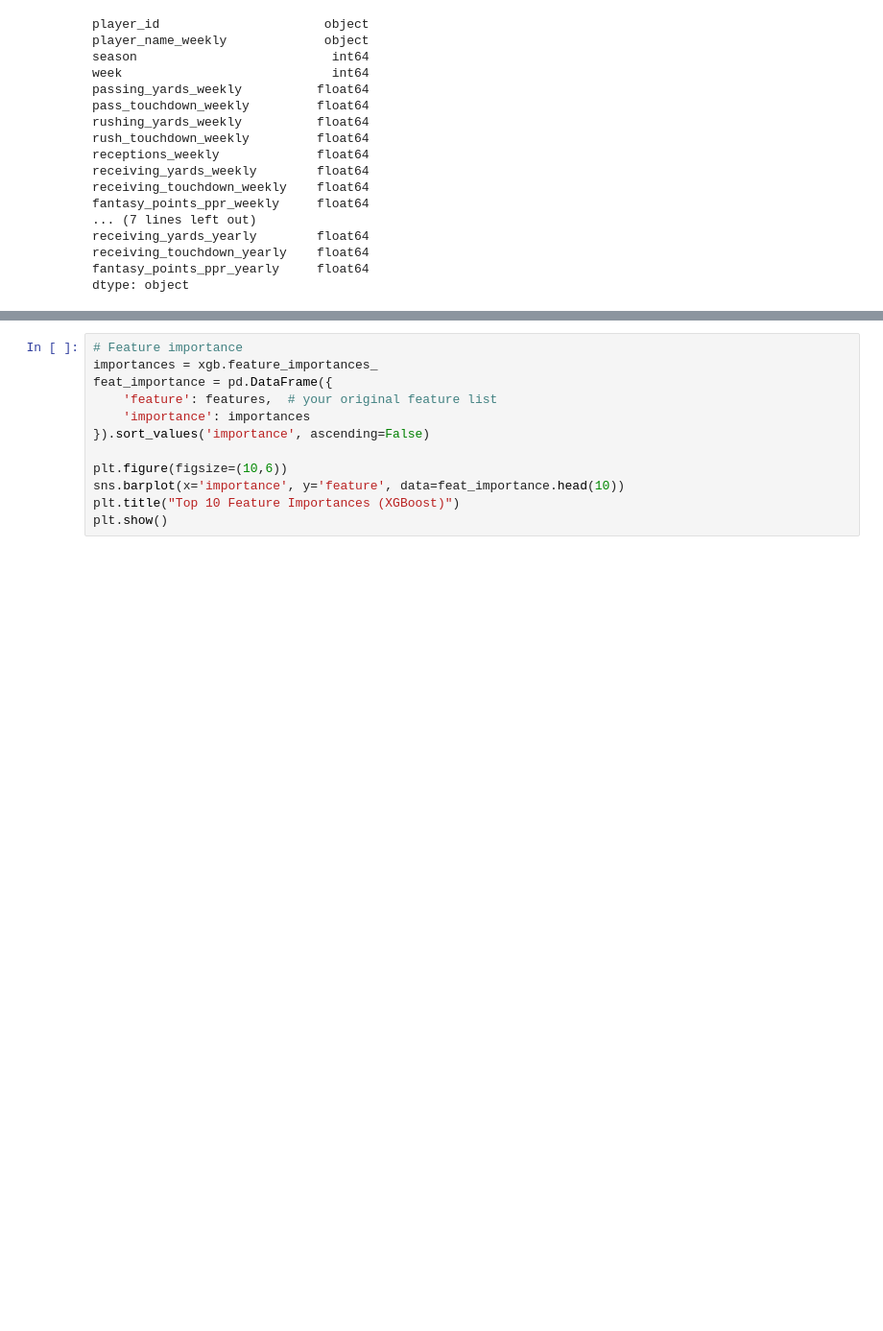
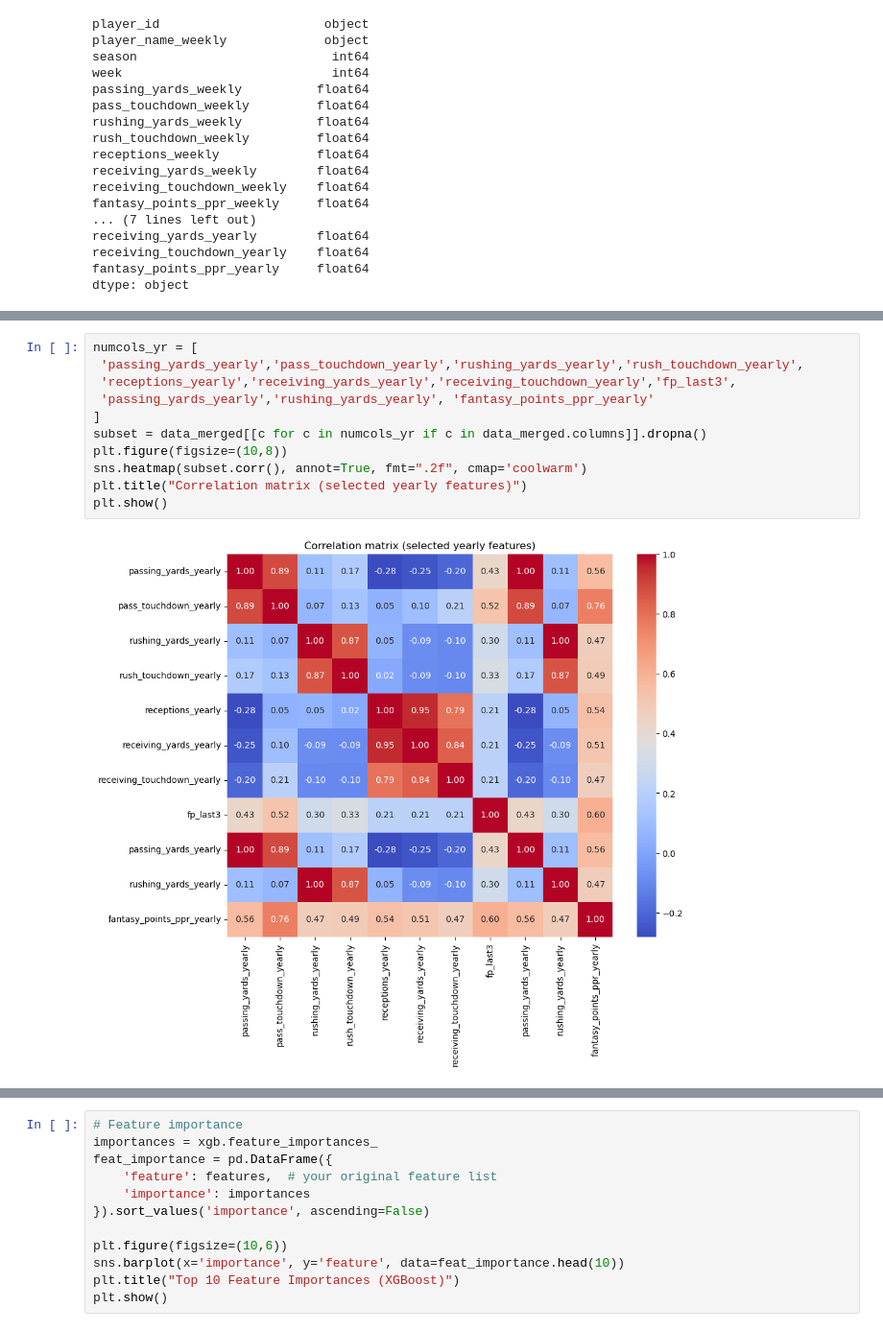
Before and after one commit to omendez930/fantasy-football-recommendations, a Jupyter notebook: draft_analysis.ipynb, the cells around one changed output, grey strips where cells are left out. Shown at 96% size. Saved outputs shown, nothing was run; the diff lists cells and outputs as text; blank space fills up the shorter version.

```diff
--- a/draft_analysis.ipynb
+++ b/draft_analysis.ipynb
@@ -208,0 +341,13 @@ plt.show()
+# %%
+numcols_yr = [
+ 'passing_yards_yearly','pass_touchdown_yearly','rushing_yards_yearly','rush_touchdown_yearly',
+ 'receptions_yearly','receiving_yards_yearly','receiving_touchdown_yearly','fp_last3',
+ 'passing_yards_yearly','rushing_yards_yearly', 'fantasy_points_ppr_yearly'
+]
+subset = data_merged[[c for c in numcols_yr if c in data_merged.columns]].dropna()
+plt.figure(figsize=(10,8))
+sns.heatmap(subset.corr(), annot=True, fmt=".2f", cmap='coolwarm')
+plt.title("Correlation matrix (selected yearly features)")
+plt.show()
+# %% [output]
+[figure, added]
```
Also changed, not shown: parts of 41 cells of this notebook.
